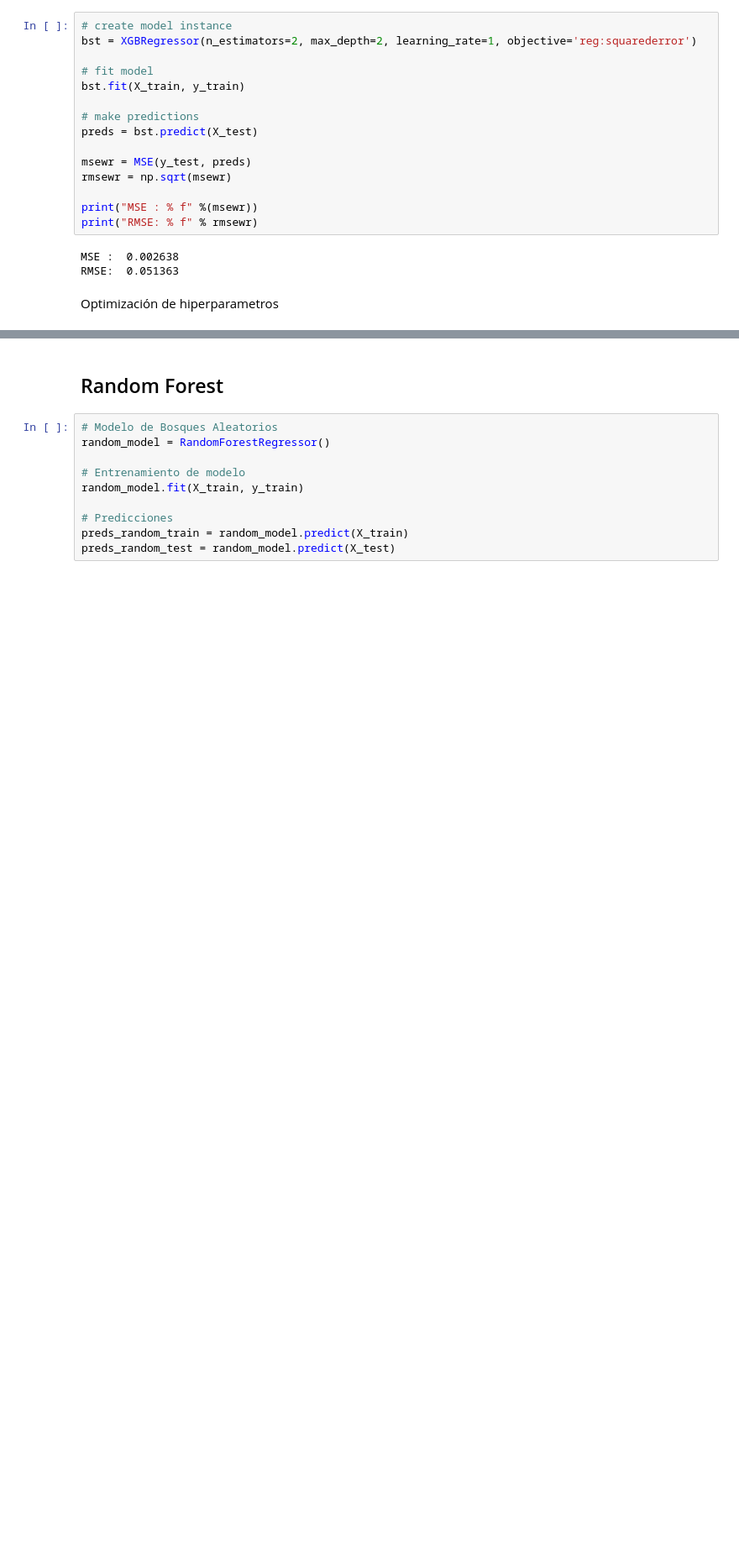
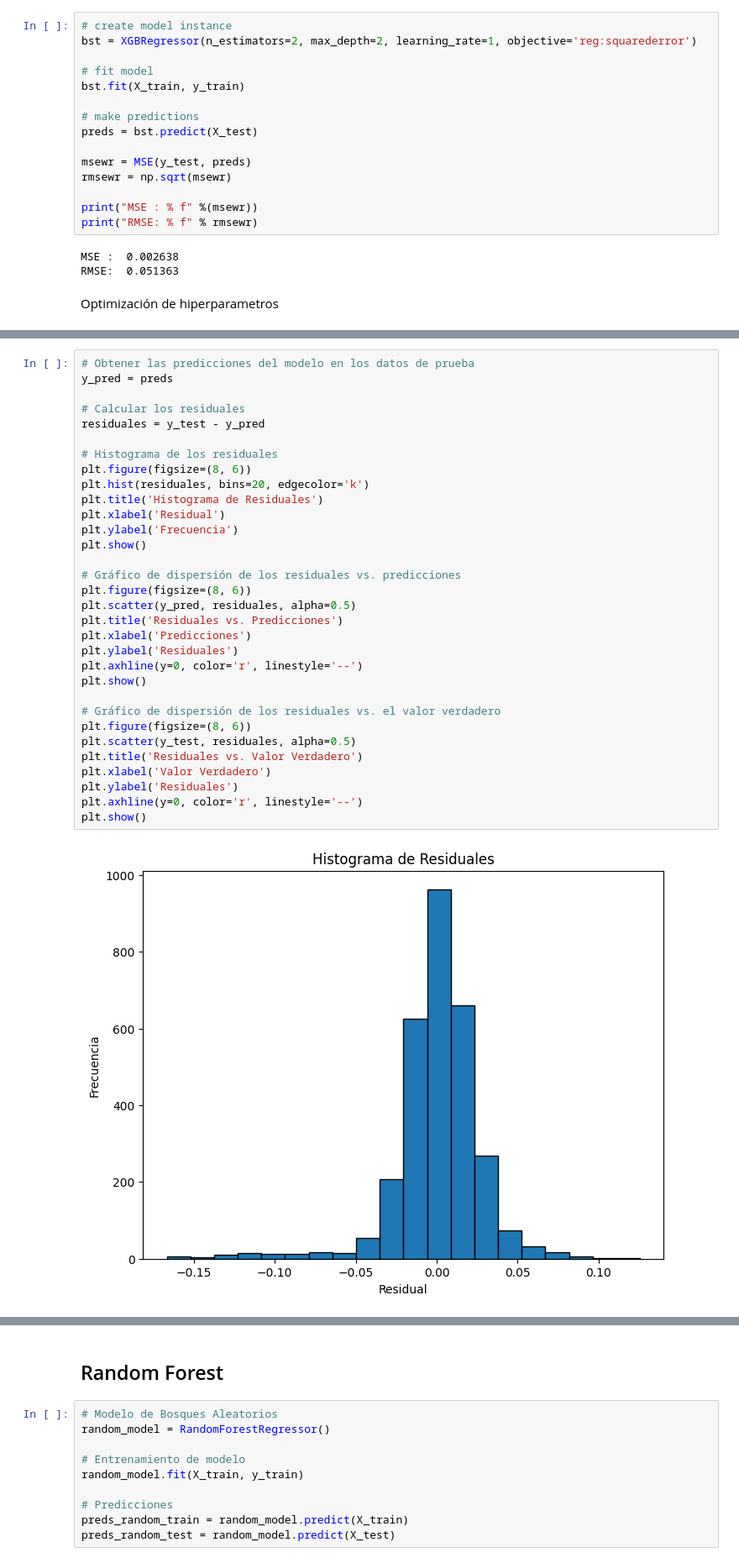
Before and after one commit to Leostark95/Proyecto_Finanzas, a Jupyter notebook: d_modelos.ipynb, the cells around one changed output, grey strips where cells are left out. Shown at 84% size. Saved outputs shown, nothing was run; the diff lists cells and outputs as text; blank space fills up the shorter version.

```diff
--- a/d_modelos.ipynb
+++ b/d_modelos.ipynb
@@ -580,0 +606,34 @@ RMSE:  0.026422
+# %%
+# Obtener las predicciones del modelo en los datos de prueba
+y_pred = preds
+
+# Calcular los residuales
+residuales = y_test - y_pred
+
+# Histograma de los residuales
+plt.figure(figsize=(8, 6))
+plt.hist(residuales, bins=20, edgecolor='k')
+plt.title('Histograma de Residuales')
+plt.xlabel('Residual')
+plt.ylabel('Frecuencia')
+plt.show()
+
+# Gráfico de dispersión de los residuales vs. predicciones
+plt.figure(figsize=(8, 6))
+plt.scatter(y_pred, residuales, alpha=0.5)
+plt.title('Residuales vs. Predicciones')
+plt.xlabel('Predicciones')
+plt.ylabel('Residuales')
+plt.axhline(y=0, color='r', linestyle='--')
+plt.show()
+
+# Gráfico de dispersión de los residuales vs. el valor verdadero
+plt.figure(figsize=(8, 6))
+plt.scatter(y_test, residuales, alpha=0.5)
+plt.title('Residuales vs. Valor Verdadero')
+plt.xlabel('Valor Verdadero')
+plt.ylabel('Residuales')
+plt.axhline(y=0, color='r', linestyle='--')
+plt.show()
+# %% [output]
+[figure, added]
```
Also changed, not shown: parts of 16 cells of this notebook.
